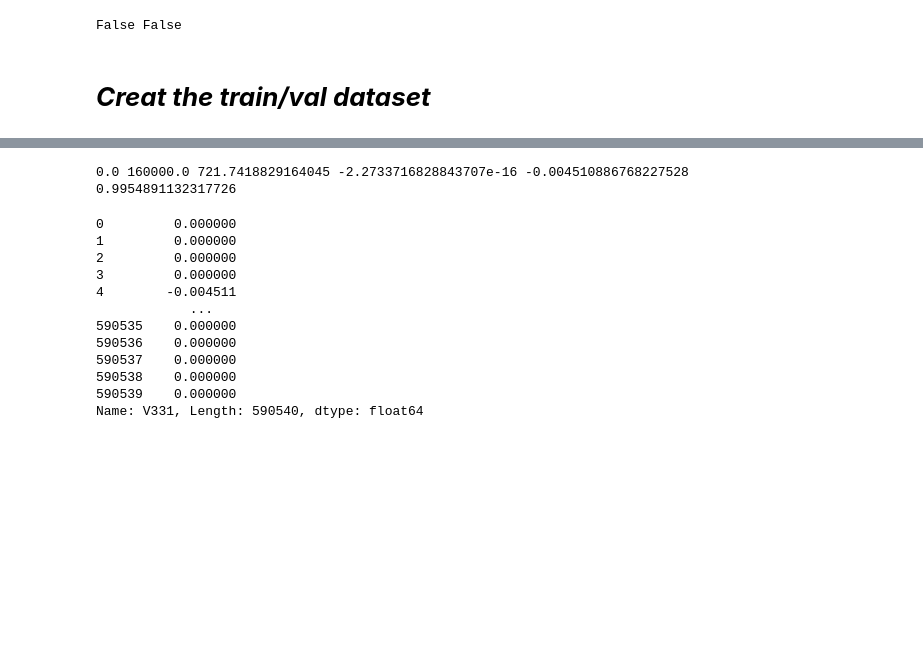
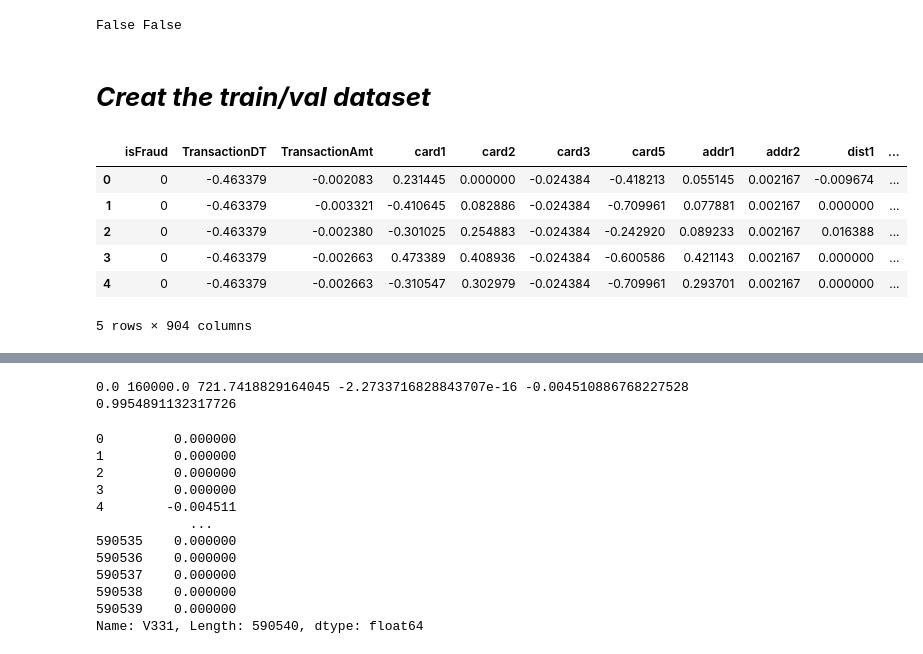
Before and after one commit to aquangnguyen1992/Advanced_Data_Science_Capstone, a Jupyter notebook: Capstone_Project.ipynb, the cells around one changed output, grey strips where cells are left out. Drawn from its saved outputs; the diff is of its cells as text; code cells hidden in the pictures; blank space fills up the shorter version.

```diff
--- a/Capstone_Project.ipynb
+++ b/Capstone_Project.ipynb
@@ -192,3 +196,18 @@ print(np.any(np.isnan(dataset_transaction)), np.any(dataset_transaction.isnull()
 False False
 # %% [markdown]
 # ***Creat the train/val dataset***
+# %%
+# Create a copy
+dataset = copy.copy(dataset_transaction)
+
+# Remove the irrelevant columns
+dataset.pop('TransactionID')
+dataset.head(5)
+# %% [output]
+|  | isFraud | TransactionDT | TransactionAmt | card1 | card2 | card3 | card5 | addr1 | addr2 | dist1 | ... |
+| 0 | 0 | -0.463379 | -0.002083 | 0.231445 | 0.000000 | -0.024384 | -0.418213 | 0.055145 | 0.002167 | -0.009674 | ... |
+| 1 | 0 | -0.463379 | -0.003321 | -0.410645 | 0.082886 | -0.024384 | -0.709961 | 0.077881 | 0.002167 | 0.000000 | ... |
+| 2 | 0 | -0.463379 | -0.002380 | -0.301025 | 0.254883 | -0.024384 | -0.242920 | 0.089233 | 0.002167 | 0.016388 | ... |
+| 3 | 0 | -0.463379 | -0.002663 | 0.473389 | 0.408936 | -0.024384 | -0.600586 | 0.421143 | 0.002167 | 0.000000 | ... |
+| 4 | 0 | -0.463379 | -0.002663 | -0.310547 | 0.302979 | -0.024384 | -0.709961 | 0.293701 | 0.002167 | 0.000000 | ... |
+5 rows × 904 columns
```
Also changed, not shown: parts of 14 cells of this notebook.
